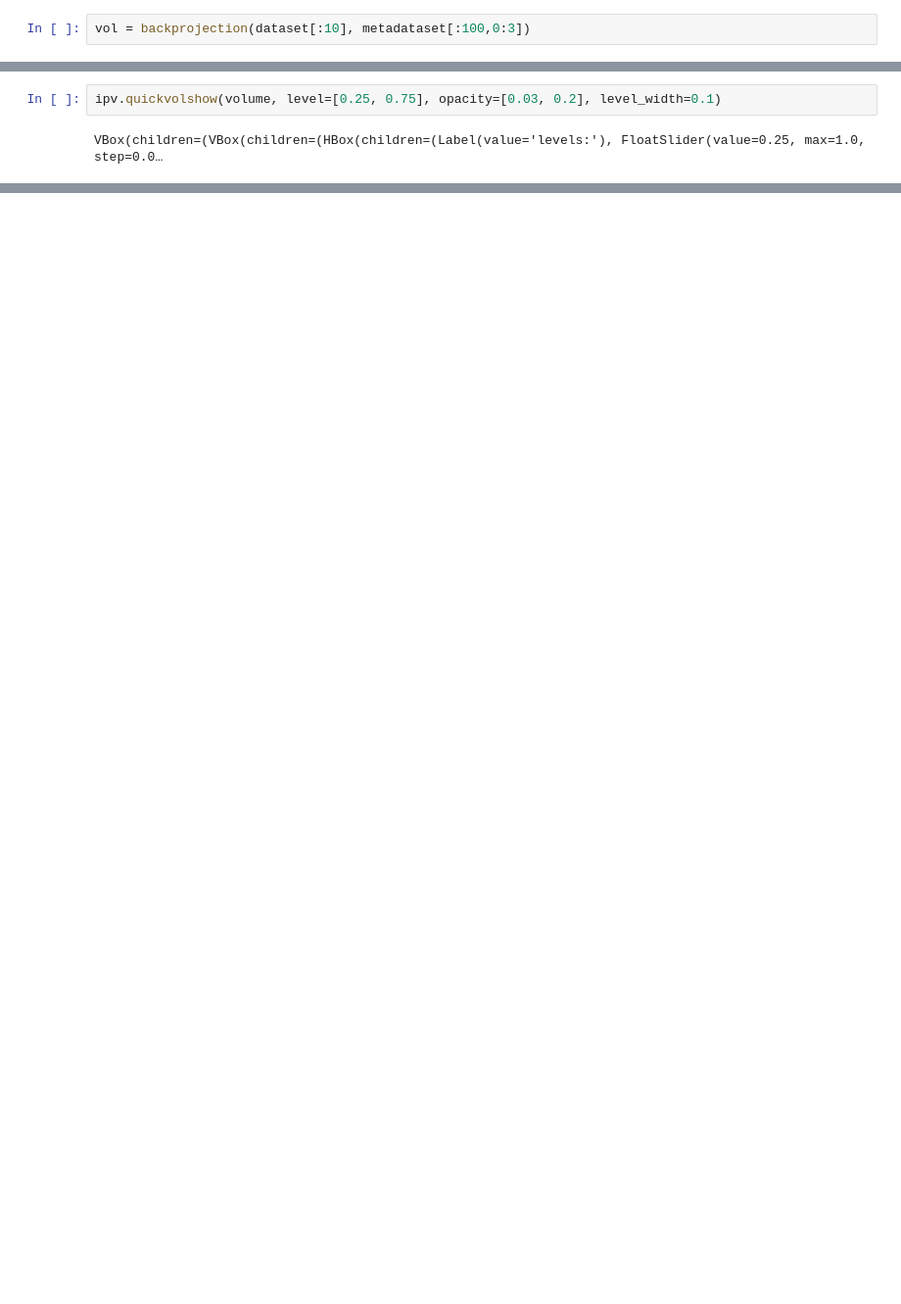
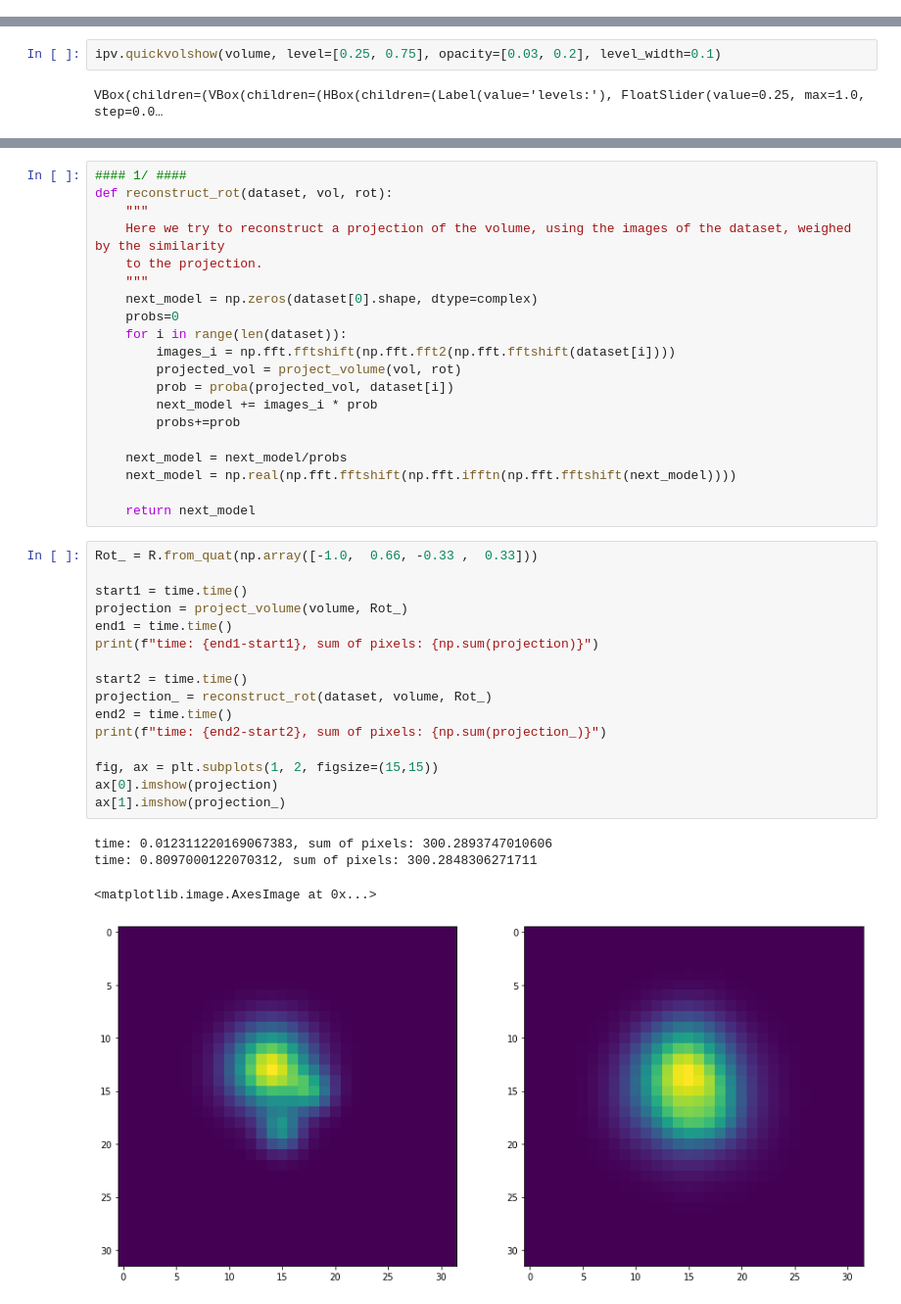
Before and after one commit to fredericpoitevin/gmm-cryoem, a Jupyter notebook: notebooks/Single particle reconstruction.ipynb, the cells around one changed output, grey strips where cells are left out. Shown: that part at 98% size. Drawn from its saved outputs; the diff is of its cells as text; blank space fills up the shorter version.

Commit message:
advances backprojection

```diff
--- a/notebooks/Single particle reconstruction.ipynb
+++ b/notebooks/Single particle reconstruction.ipynb
@@ -187,2 +110,0 @@ def add_slice(vol, counts, image, rot):
-# %%
-vol = backprojection(dataset[:10], metadataset[:100,0:3])
@@ -302,0 +251,41 @@ VBox(children=(VBox(children=(HBox(children=(Label(value='levels:'), FloatSlider
+# %%
+#### 1/ ####
+def reconstruct_rot(dataset, vol, rot):
+    """
+    Here we try to reconstruct a projection of the volume, using the images of the dataset, weighed by the similarity
+    to the projection.
+    """
+    next_model = np.zeros(dataset[0].shape, dtype=complex)
+    probs=0
+    for i in range(len(dataset)):
+        images_i = np.fft.fftshift(np.fft.fft2(np.fft.fftshift(dataset[i])))
+        projected_vol = project_volume(vol, rot)
+        prob = proba(projected_vol, dataset[i])
+        next_model += images_i * prob
+        probs+=prob
+
+    next_model = next_model/probs
+    next_model = np.real(np.fft.fftshift(np.fft.ifftn(np.fft.fftshift(next_model))))
+
+    return next_model
+# %%
+Rot_ = R.from_quat(np.array([-1.0,  0.66, -0.33 ,  0.33]))
+
+start1 = time.time()
+projection = project_volume(volume, Rot_)
+end1 = time.time()
+print(f"time: {end1-start1}, sum of pixels: {np.sum(projection)}")
+
+start2 = time.time()
+projection_ = reconstruct_rot(dataset, volume, Rot_)
+end2 = time.time()
+print(f"time: {end2-start2}, sum of pixels: {np.sum(projection_)}")
+
+fig, ax = plt.subplots(1, 2, figsize=(15,15))
+ax[0].imshow(projection)
+ax[1].imshow(projection_)
+# %% [output]
+time: 0.012311220169067383, sum of pixels: 300.2893747010606
+time: 0.8097000122070312, sum of pixels: 300.2848306271711
+<matplotlib.image.AxesImage at 0x...>
+[figure, added]
```
Also changed, not shown: parts of 28 cells of this notebook, 3 other files.
